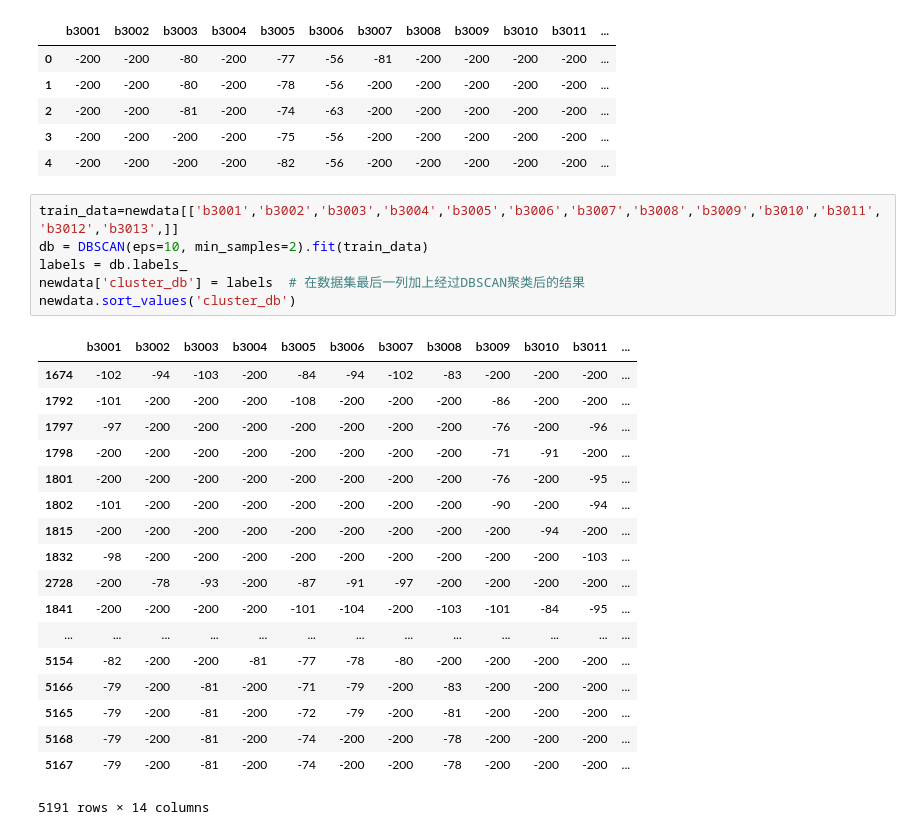
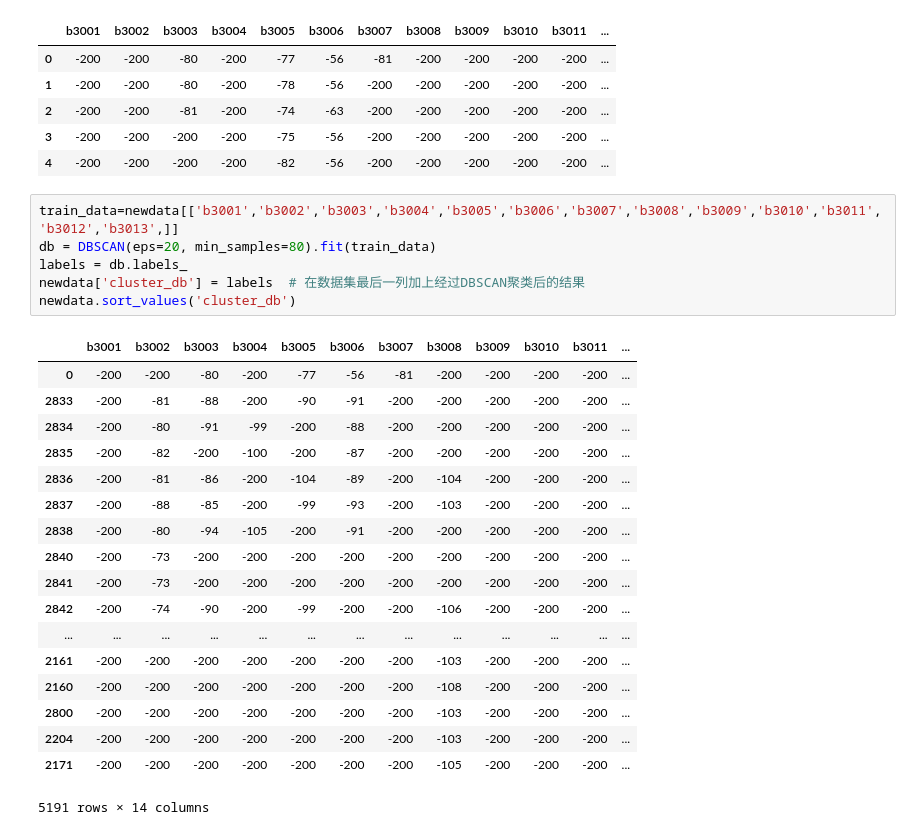
Before and after one commit to AnthonyM0214/IntroductionofAI, a Jupyter notebook: DBScan.ipynb, the cells around one changed output. Saved outputs shown, nothing was run; the diff lists cells and outputs as text.

```diff
--- a/DBScan.ipynb
+++ b/DBScan.ipynb
@@ -17,26 +17,26 @@ newdata.head()
 | 4 | -200 | -200 | -200 | -200 | -82 | -56 | -200 | -200 | -200 | -200 | -200 | ... |
 # %%
 train_data=newdata[['b3001','b3002','b3003','b3004','b3005','b3006','b3007','b3008','b3009','b3010','b3011','b3012','b3013',]]
-db = DBSCAN(eps=10, min_samples=2).fit(train_data)
+db = DBSCAN(eps=20, min_samples=80).fit(train_data)
 labels = db.labels_
 newdata['cluster_db'] = labels  # 在数据集最后一列加上经过DBSCAN聚类后的结果
 newdata.sort_values('cluster_db')
 # %% [output]
 |  | b3001 | b3002 | b3003 | b3004 | b3005 | b3006 | b3007 | b3008 | b3009 | b3010 | b3011 | ... |
-| 1674 | -102 | -94 | -103 | -200 | -84 | -94 | -102 | -83 | -200 | -200 | -200 | ... |
-| 1792 | -101 | -200 | -200 | -200 | -108 | -200 | -200 | -200 | -86 | -200 | -200 | ... |
-| 1797 | -97 | -200 | -200 | -200 | -200 | -200 | -200 | -200 | -76 | -200 | -96 | ... |
-| 1798 | -200 | -200 | -200 | -200 | -200 | -200 | -200 | -200 | -71 | -91 | -200 | ... |
-| 1801 | -200 | -200 | -200 | -200 | -200 | -200 | -200 | -200 | -76 | -200 | -95 | ... |
-| 1802 | -101 | -200 | -200 | -200 | -200 | -200 | -200 | -200 | -90 | -200 | -94 | ... |
-| 1815 | -200 | -200 | -200 | -200 | -200 | -200 | -200 | -200 | -200 | -94 | -200 | ... |
-| 1832 | -98 | -200 | -200 | -200 | -200 | -200 | -200 | -200 | -200 | -200 | -103 | ... |
-| 2728 | -200 | -78 | -93 | -200 | -87 | -91 | -97 | -200 | -200 | -200 | -200 | ... |
-| 1841 | -200 | -200 | -200 | -200 | -101 | -104 | -200 | -103 | -101 | -84 | -95 | ... |
+| 0 | -200 | -200 | -80 | -200 | -77 | -56 | -81 | -200 | -200 | -200 | -200 | ... |
+| 2833 | -200 | -81 | -88 | -200 | -90 | -91 | -200 | -200 | -200 | -200 | -200 | ... |
+| 2834 | -200 | -80 | -91 | -99 | -200 | -88 | -200 | -200 | -200 | -200 | -200 | ... |
+| 2835 | -200 | -82 | -200 | -100 | -200 | -87 | -200 | -200 | -200 | -200 | -200 | ... |
+| 2836 | -200 | -81 | -86 | -200 | -104 | -89 | -200 | -104 | -200 | -200 | -200 | ... |
+| 2837 | -200 | -88 | -85 | -200 | -99 | -93 | -200 | -103 | -200 | -200 | -200 | ... |
+| 2838 | -200 | -80 | -94 | -105 | -200 | -91 | -200 | -200 | -200 | -200 | -200 | ... |
+| 2840 | -200 | -73 | -200 | -200 | -200 | -200 | -200 | -200 | -200 | -200 | -200 | ... |
+| 2841 | -200 | -73 | -200 | -200 | -200 | -200 | -200 | -200 | -200 | -200 | -200 | ... |
+| 2842 | -200 | -74 | -90 | -200 | -99 | -200 | -200 | -106 | -200 | -200 | -200 | ... |
 | ... | ... | ... | ... | ... | ... | ... | ... | ... | ... | ... | ... | ... |
-| 5154 | -82 | -200 | -200 | -81 | -77 | -78 | -80 | -200 | -200 | -200 | -200 | ... |
-| 5166 | -79 | -200 | -81 | -200 | -71 | -79 | -200 | -83 | -200 | -200 | -200 | ... |
-| 5165 | -79 | -200 | -81 | -200 | -72 | -79 | -200 | -81 | -200 | -200 | -200 | ... |
-| 5168 | -79 | -200 | -81 | -200 | -74 | -200 | -200 | -78 | -200 | -200 | -200 | ... |
-| 5167 | -79 | -200 | -81 | -200 | -74 | -200 | -200 | -78 | -200 | -200 | -200 | ... |
+| 2161 | -200 | -200 | -200 | -200 | -200 | -200 | -200 | -103 | -200 | -200 | -200 | ... |
+| 2160 | -200 | -200 | -200 | -200 | -200 | -200 | -200 | -108 | -200 | -200 | -200 | ... |
+| 2800 | -200 | -200 | -200 | -200 | -200 | -200 | -200 | -103 | -200 | -200 | -200 | ... |
+| 2204 | -200 | -200 | -200 | -200 | -200 | -200 | -200 | -103 | -200 | -200 | -200 | ... |
+| 2171 | -200 | -200 | -200 | -200 | -200 | -200 | -200 | -105 | -200 | -200 | -200 | ... |
 5191 rows × 14 columns
```
Also changed, not shown: parts of 3 cells of this notebook, 1 other file.
